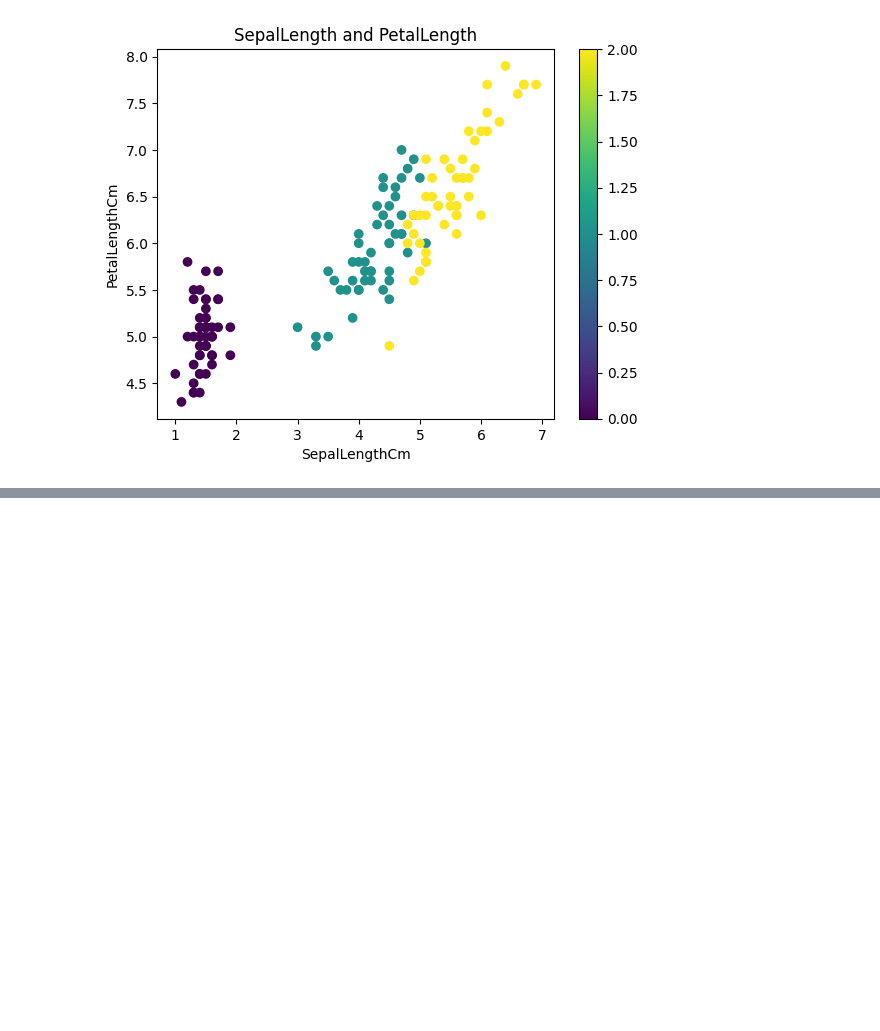
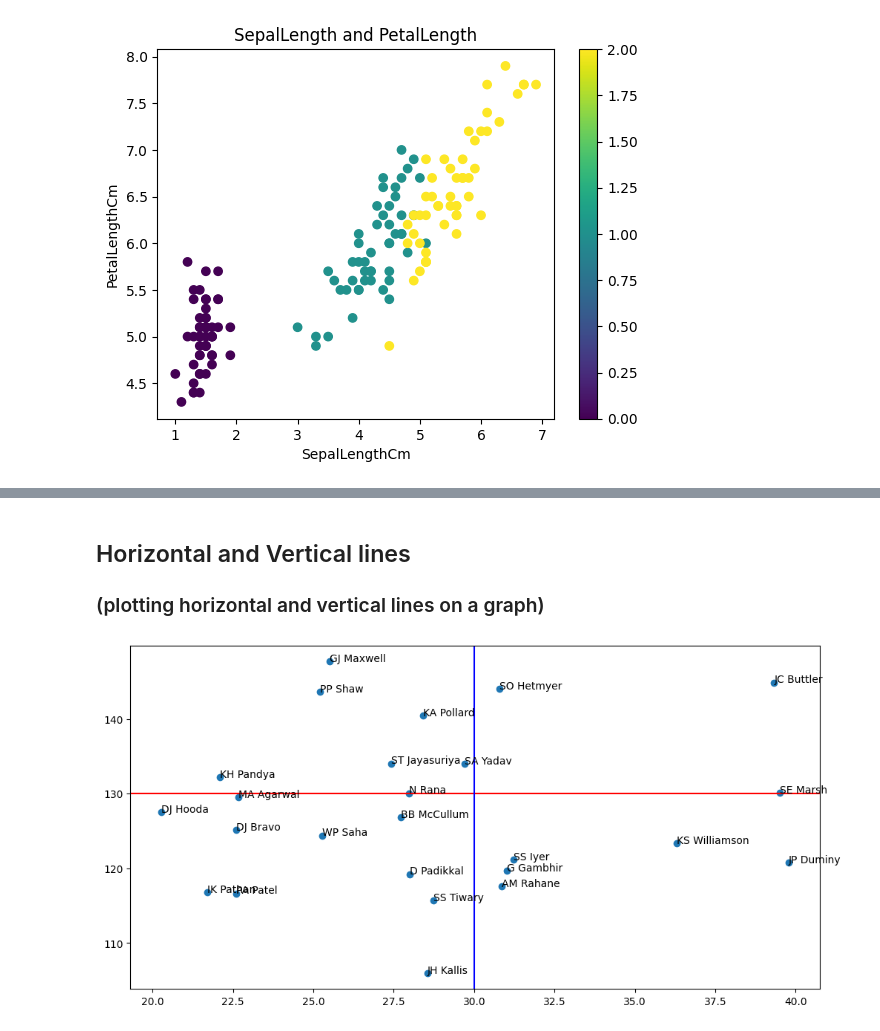
Before and after one commit to mohitjaryal/matplotlib, a Jupyter notebook: advance_matplotlib.ipynb, the cells around one changed output, grey strips where cells are left out. Saved outputs shown, nothing was run; the diff lists cells and outputs as text; code cells hidden in the pictures; blank space fills up the shorter version.

```diff
--- a/advance_matplotlib.ipynb
+++ b/advance_matplotlib.ipynb
@@ -58,0 +96,17 @@ plt.show()
+# %% [markdown]
+## Horizontal and Vertical lines
+### (plotting horizontal and vertical lines on a graph)
+# %%
+plt.figure(figsize=(12,6))
+plt.scatter(sample_batter['avg'],sample_batter['strike_rate'])
+
+# horizontal line
+plt.axhline(130,color='red')
+
+# vertical line
+plt.axvline(30,color='blue')
+# using for loop
+for i in range(sample_batter.shape[0]):
+    plt.text(sample_batter['avg'].values[i],sample_batter['strike_rate'].values[i],sample_batter['batter'].values[i])
+# %% [output]
+[figure, added]
```
Also changed, not shown: parts of 33 cells of this notebook, 1 other file.
